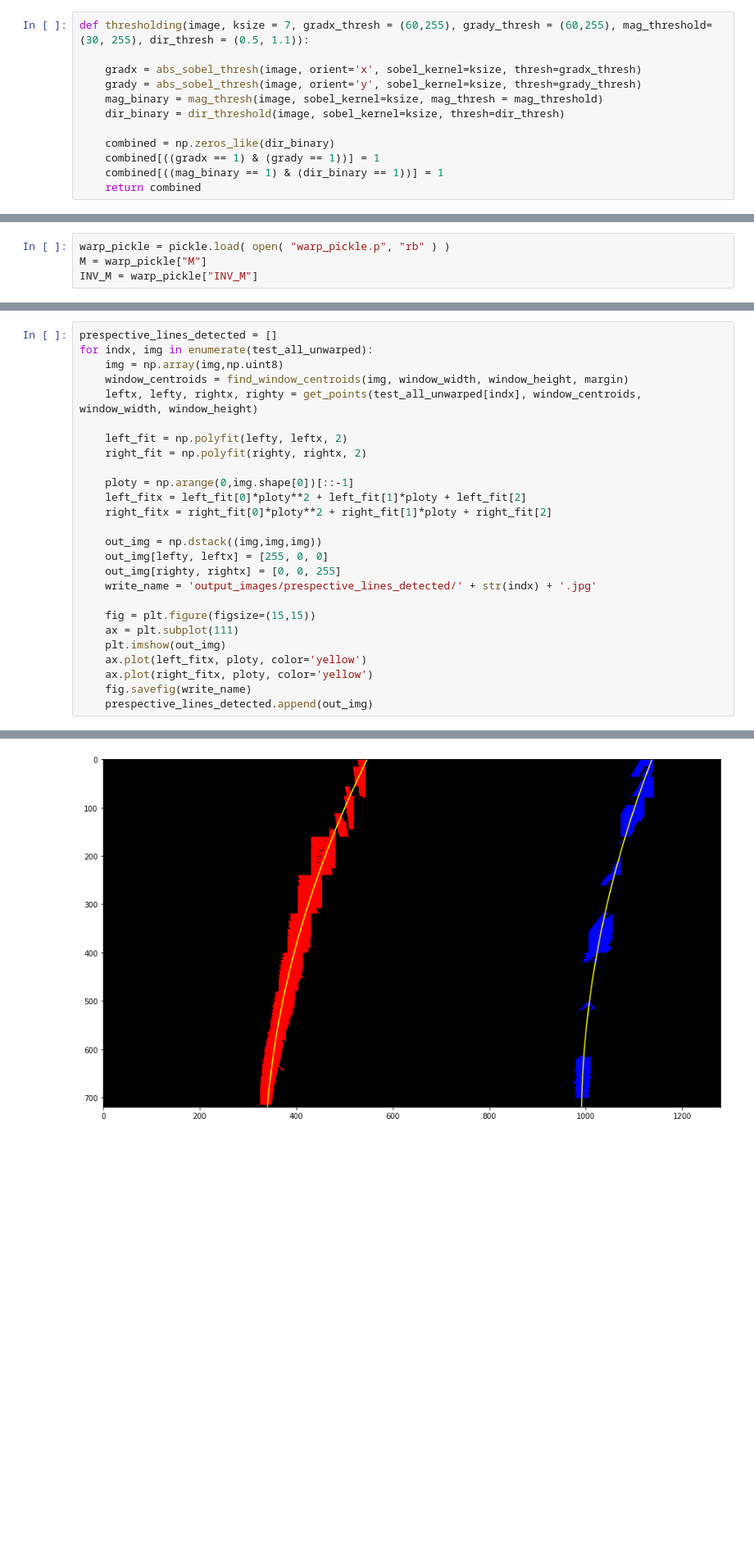
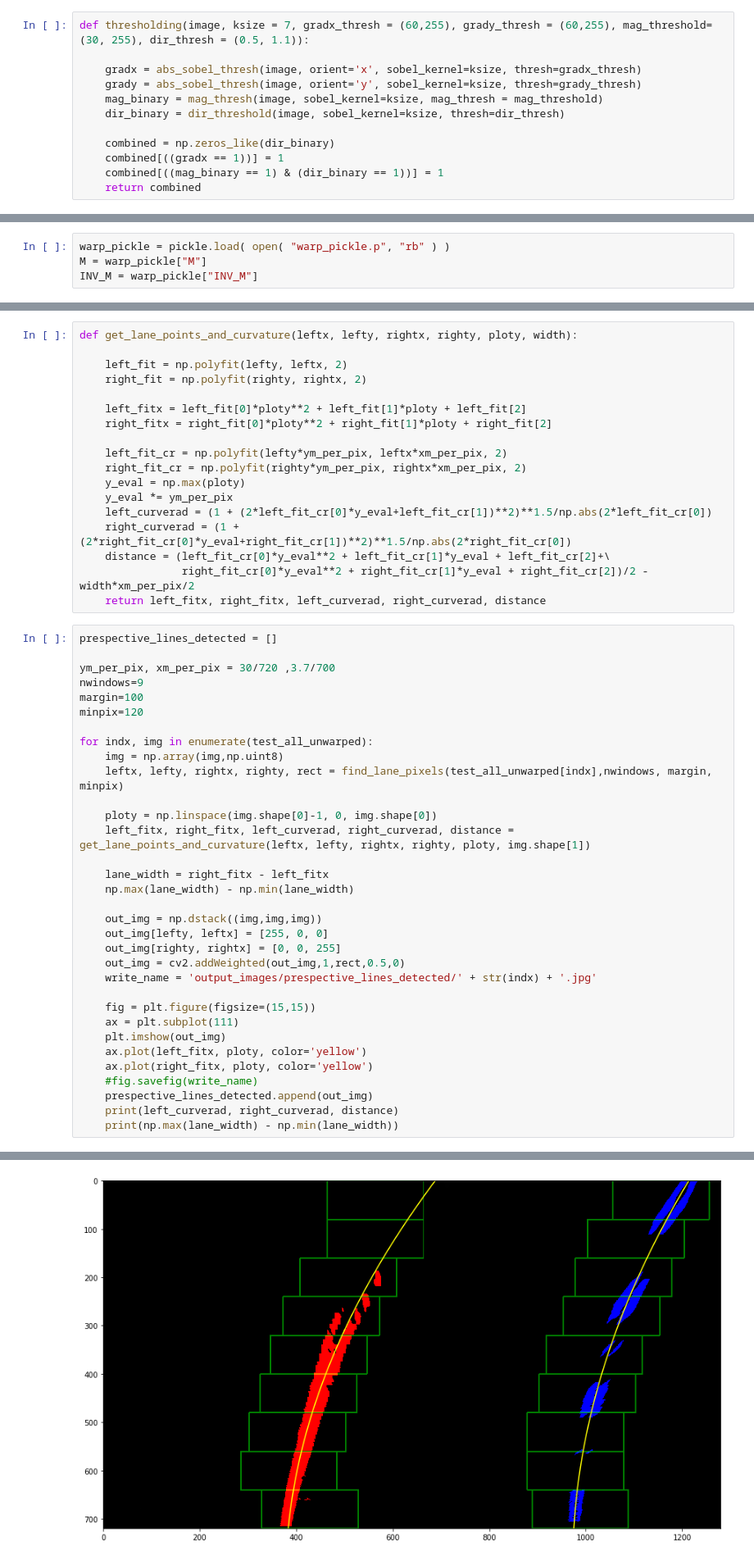
Before and after one commit to Aladdin95/CarND-Advanced-Lane-Lines, a Jupyter notebook: Advanced Lane Finding.ipynb, the cells around one changed output, grey strips where cells are left out. Shown at 82% size. Saved outputs shown, nothing was run; the diff lists cells and outputs as text; blank space fills up the shorter version.

```diff
--- a/Advanced Lane Finding.ipynb
+++ b/Advanced Lane Finding.ipynb
@@ -127,7 +127,7 @@ def thresholding(image, ksize = 7, gradx_thresh = (60,255), grady_thresh = (60,2
     dir_binary = dir_threshold(image, sobel_kernel=ksize, thresh=dir_thresh)
 
     combined = np.zeros_like(dir_binary)
-    combined[((gradx == 1) & (grady == 1))] = 1
+    combined[((gradx == 1))] = 1
     combined[((mag_binary == 1) & (dir_binary == 1))] = 1
     return combined
 # %%
@@ -300,20 +311,43 @@ view_imgs(sliding_window)
+# %%
+def get_lane_points_and_curvature(leftx, lefty, rightx, righty, ploty, width):
+
+    left_fit = np.polyfit(lefty, leftx, 2)
+    right_fit = np.polyfit(righty, rightx, 2)
+
+    left_fitx = left_fit[0]*ploty**2 + left_fit[1]*ploty + left_fit[2]
+    right_fitx = right_fit[0]*ploty**2 + right_fit[1]*ploty + right_fit[2]
+
+    left_fit_cr = np.polyfit(lefty*ym_per_pix, leftx*xm_per_pix, 2)
+    right_fit_cr = np.polyfit(righty*ym_per_pix, rightx*xm_per_pix, 2)
+    y_eval = np.max(ploty)
+    y_eval *= ym_per_pix
+    left_curverad = (1 + (2*left_fit_cr[0]*y_eval+left_fit_cr[1])**2)**1.5/np.abs(2*left_fit_cr[0])
+    right_curverad = (1 + (2*right_fit_cr[0]*y_eval+right_fit_cr[1])**2)**1.5/np.abs(2*right_fit_cr[0])
+    distance = (left_fit_cr[0]*y_eval**2 + left_fit_cr[1]*y_eval + left_fit_cr[2]+\
+                right_fit_cr[0]*y_eval**2 + right_fit_cr[1]*y_eval + right_fit_cr[2])/2 - width*xm_per_pix/2
+    return left_fitx, right_fitx, left_curverad, right_curverad, distance
 # %%
 prespective_lines_detected = []
+
+ym_per_pix, xm_per_pix = 30/720 ,3.7/700
+nwindows=9
+margin=100
+minpix=120
+
 for indx, img in enumerate(test_all_unwarped):
     img = np.array(img,np.uint8)
-    window_centroids = find_window_centroids(img, window_width, window_height, margin)
-    leftx, lefty, rightx, righty = get_points(test_all_unwarped[indx], window_centroids, window_width, window_height)
+    leftx, lefty, rightx, righty, rect = find_lane_pixels(test_all_unwarped[indx],nwindows, margin, minpix)
 
-    left_fit = np.polyfit(lefty, leftx, 2)
-    right_fit = np.polyfit(righty, rightx, 2)
+    ploty = np.linspace(img.shape[0]-1, 0, img.shape[0])
+    left_fitx, right_fitx, left_curverad, right_curverad, distance = get_lane_points_and_curvature(leftx, lefty, rightx, righty, ploty, img.shape[1])
 
-    ploty = np.arange(0,img.shape[0])[::-1]
-    left_fitx = left_fit[0]*ploty**2 + left_fit[1]*ploty + left_fit[2]
-    right_fitx = right_fit[0]*ploty**2 + right_fit[1]*ploty + right_fit[2]
+    lane_width = right_fitx - left_fitx
+    np.max(lane_width) - np.min(lane_width)
 
     out_img = np.dstack((img,img,img))
     out_img[lefty, leftx] = [255, 0, 0]
     out_img[righty, rightx] = [0, 0, 255]
+    out_img = cv2.addWeighted(out_img,1,rect,0.5,0)
     write_name = 'output_images/prespective_lines_detected/' + str(indx) + '.jpg'
 
     fig = plt.figure(figsize=(15,15))
@@ -321,6 +355,8 @@ for indx, img in enumerate(test_all_unwarped):
     plt.imshow(out_img)
     ax.plot(left_fitx, ploty, color='yellow')
     ax.plot(right_fitx, ploty, color='yellow')
-    fig.savefig(write_name)
+    #fig.savefig(write_name)
     prespective_lines_detected.append(out_img)
+    print(left_curverad, right_curverad, distance)
+    print(np.max(lane_width) - np.min(lane_width))
 # %% [output]
@@ -331 +383 @@ for indx, img in enumerate(test_all_unwarped):
-[figure, old version]
+[figure, new version]
```
Also changed, not shown: parts of 20 cells of this notebook, 51 other files.
